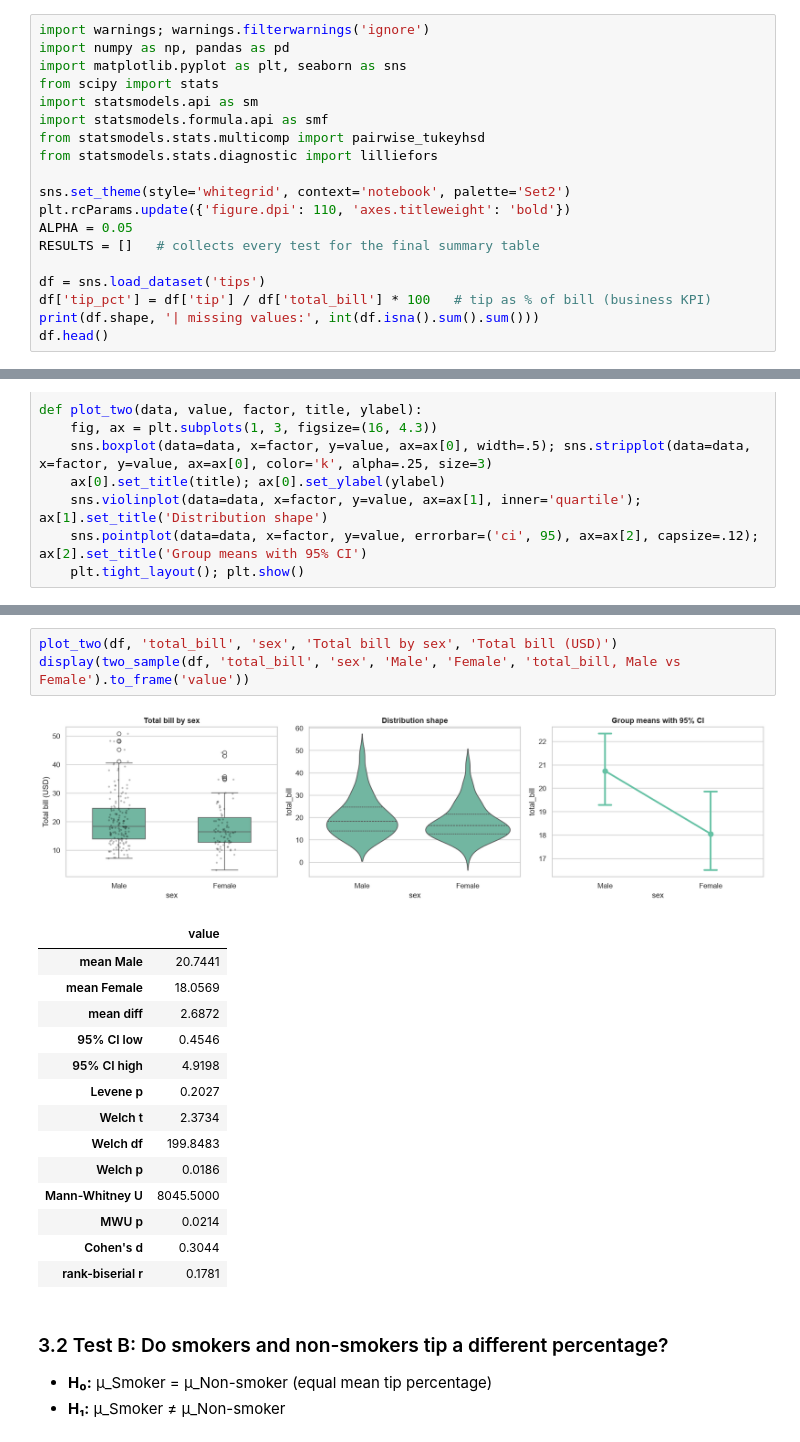
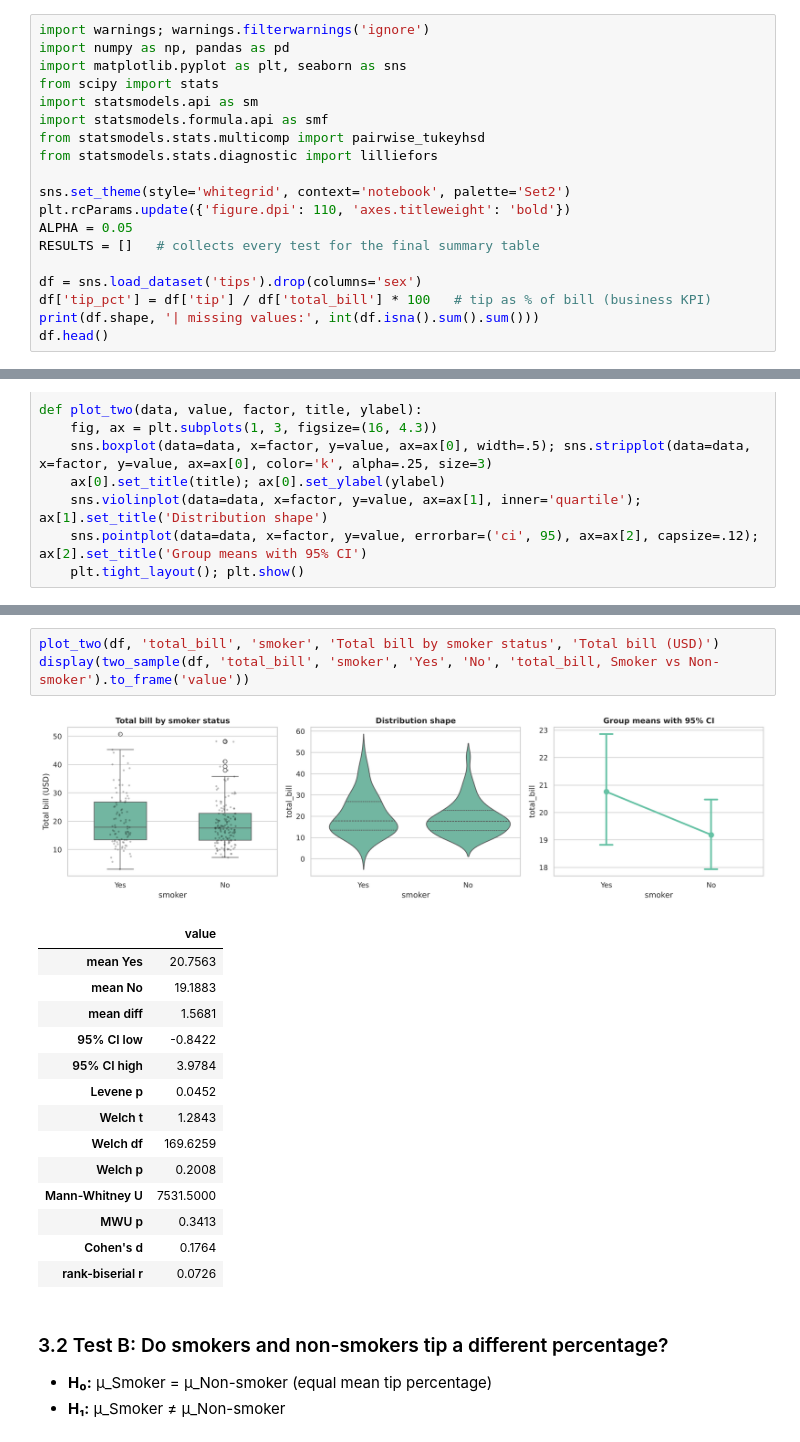
Before and after one commit to kiruthigar2008/advanced-statistical-analysis-hypothesis-testing, a Jupyter notebook: Advanced_Statistical_Analysis_Hypothesis_Testing.ipynb, the cells around one changed output, grey strips where cells are left out. Cells and saved outputs as stored; diff of their text form.

```diff
--- a/Advanced_Statistical_Analysis_Hypothesis_Testing.ipynb
+++ b/Advanced_Statistical_Analysis_Hypothesis_Testing.ipynb
@@ -29,7 +29,7 @@ plt.rcParams.update({'figure.dpi': 110, 'axes.titleweight': 'bold'})
 ALPHA = 0.05
 RESULTS = []   # collects every test for the final summary table
 
-df = sns.load_dataset('tips')
+df = sns.load_dataset('tips').drop(columns='sex')
 df['tip_pct'] = df['tip'] / df['total_bill'] * 100   # tip as % of bill (business KPI)
 print(df.shape, '| missing values:', int(df.isna().sum().sum()))
 df.head()
@@ -189,23 +189,23 @@ def plot_two(data, value, factor, title, ylabel):
 - For Mann-Whitney U: H₀: the two bill distributions are identical (neither group tends to have larger values); H₁: they differ.
 # %%
-plot_two(df, 'total_bill', 'sex', 'Total bill by sex', 'Total bill (USD)')
-display(two_sample(df, 'total_bill', 'sex', 'Male', 'Female', 'total_bill, Male vs Female').to_frame('value'))
+plot_two(df, 'total_bill', 'smoker', 'Total bill by smoker status', 'Total bill (USD)')
+display(two_sample(df, 'total_bill', 'smoker', 'Yes', 'No', 'total_bill, Smoker vs Non-smoker').to_frame('value'))
 # %% [output]
-[figure, old version]
+[figure, new version]
 |  | value |
-| mean Male | 20.7441 |
-| mean Female | 18.0569 |
-| mean diff | 2.6872 |
-| 95% CI low | 0.4546 |
-| 95% CI high | 4.9198 |
-| Levene p | 0.2027 |
-| Welch t | 2.3734 |
-| Welch df | 199.8483 |
-| Welch p | 0.0186 |
-| Mann-Whitney U | 8045.5000 |
-| MWU p | 0.0214 |
-| Cohen's d | 0.3044 |
-| rank-biserial r | 0.1781 |
+| mean Yes | 20.7563 |
+| mean No | 19.1883 |
+| mean diff | 1.5681 |
+| 95% CI low | -0.8422 |
+| 95% CI high | 3.9784 |
+| Levene p | 0.0452 |
+| Welch t | 1.2843 |
+| Welch df | 169.6259 |
+| Welch p | 0.2008 |
+| Mann-Whitney U | 7531.5000 |
+| MWU p | 0.3413 |
+| Cohen's d | 0.1764 |
+| rank-biserial r | 0.0726 |
 # %% [markdown]
 ### 3.2 Test B: Do smokers and non-smokers tip a different percentage?
 
```
Also changed, not shown: parts of 20 cells of this notebook, 1 other file.
